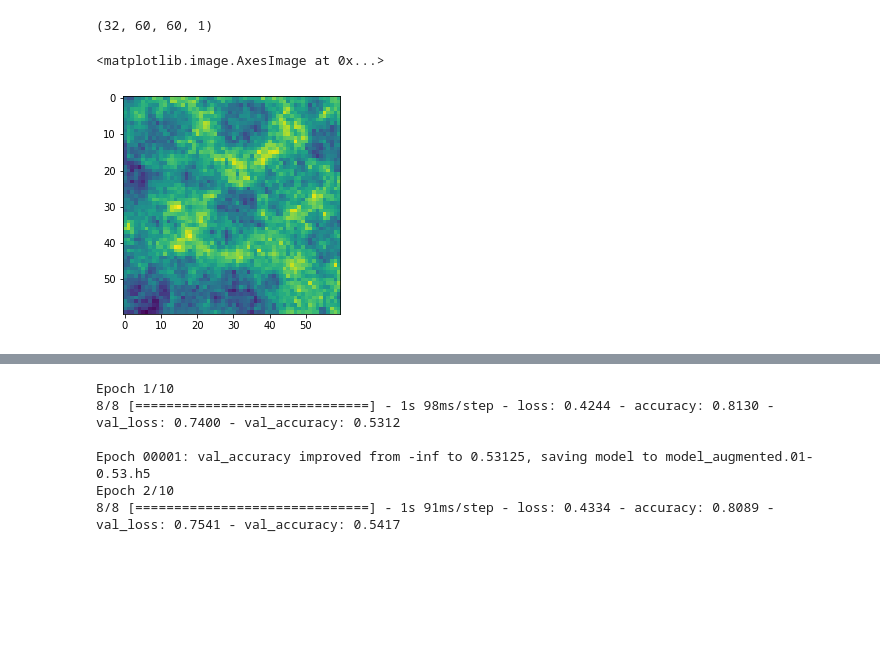
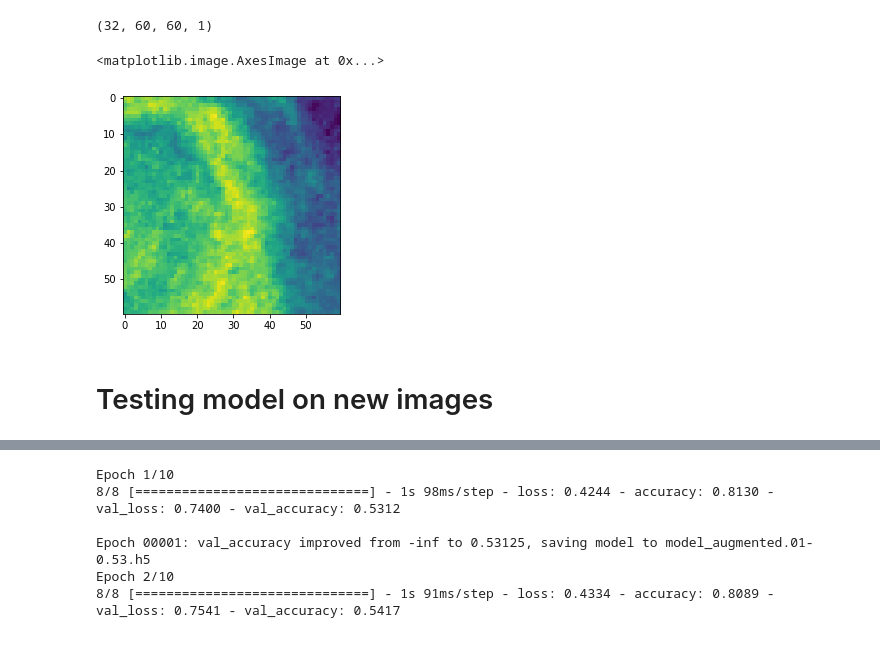
Before and after one commit to federicocampo/CMEPDA-Project, a Jupyter notebook: Copy_of_Lecture11_CNN.ipynb, the cells around one changed output, grey strips where cells are left out. Cells and saved outputs as stored; diff of their text form; code cells hidden in the pictures; blank space fills up the shorter version.

```diff
--- a/Copy_of_Lecture11_CNN.ipynb
+++ b/Copy_of_Lecture11_CNN.ipynb
@@ -274,10 +270,12 @@ train_gen.next()[0].shape
 # %% [output]
 (32, 60, 60, 1)
 # %%
-plt.imshow(train_gen.next()[0][4].squeeze())
+plt.imshow(train_gen.next()[0][10].squeeze())
 # %% [output]
 <matplotlib.image.AxesImage at 0x...>
-[figure, old version]
+[figure, new version]
+# %% [markdown]
+# Testing model on new images
 # %%
 from keras.callbacks import ModelCheckpoint
 checkpoint = ModelCheckpoint(
```
Also changed, not shown: parts of 27 cells of this notebook.
